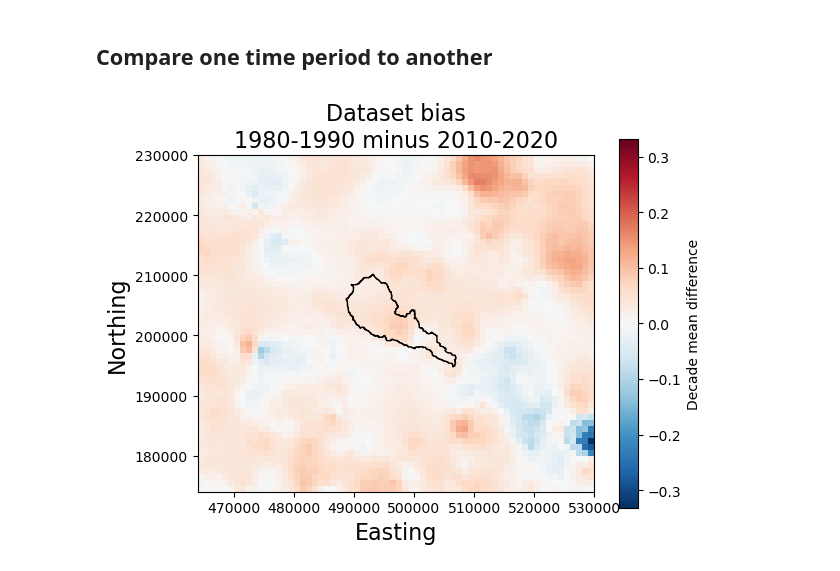
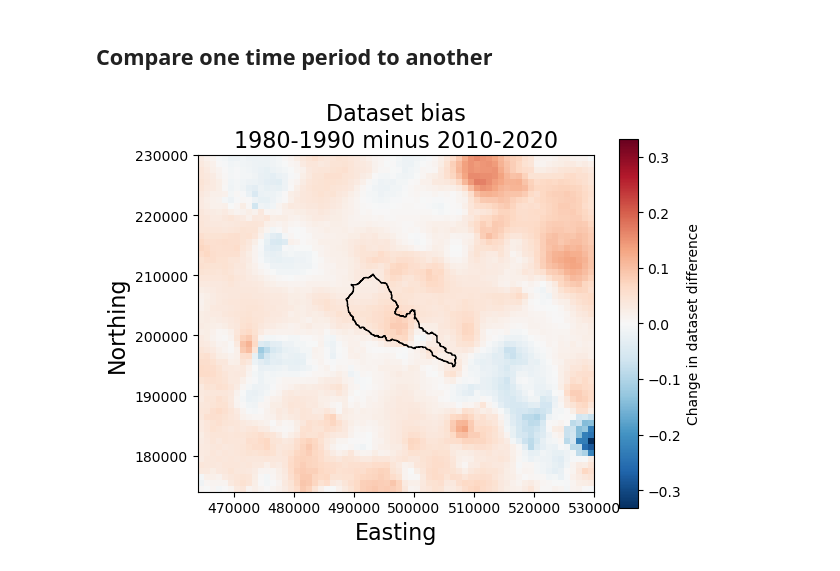
Before and after one commit to Thomasjkeel/FDRI_Chess-rain-gauges, a Jupyter notebook: chess_catchment.ipynb, the cells around one changed output. Drawn from its saved outputs; the diff is of its cells as text; code cells hidden in the pictures.

```diff
--- a/chess_catchment.ipynb
+++ b/chess_catchment.ipynb
@@ -206,13 +206,13 @@ ceh_haduk_diff_80to90_vs_10to20 = ceh_haduk_diff_80to90 - ceh_haduk_diff_10to20
 # %%
 
 fig, ax = plt.subplots(1)
-ceh_haduk_diff_80to90_vs_10to20.plot(ax=ax, cmap='RdBu_r', cbar_kwargs={'label':'Decade mean difference'})
+ceh_haduk_diff_80to90_vs_10to20.plot(ax=ax, cmap='RdBu_r', cbar_kwargs={'label':'Change in dataset difference'})
 chess_shp.plot(ax=ax, facecolor='none')
 ax.set_xlim(CHESS_XRANGE)
 ax.set_ylim(CHESS_YRANGE)
 ax.set_ylabel('Northing', size=16)
 ax.set_xlabel('Easting', size=16)
 ax.set_title(f'Dataset bias\n1980-1990 minus 2010-2020', size=16)
 # fig.savefig(f'figures/chess_ceh_vs_haduk_decade_mean_diff.png', bbox_inches='tight', dpi=150)
 # %% [output]
-[figure, old version]
+[figure, new version]
```
Also changed, not shown: 2 other files.
